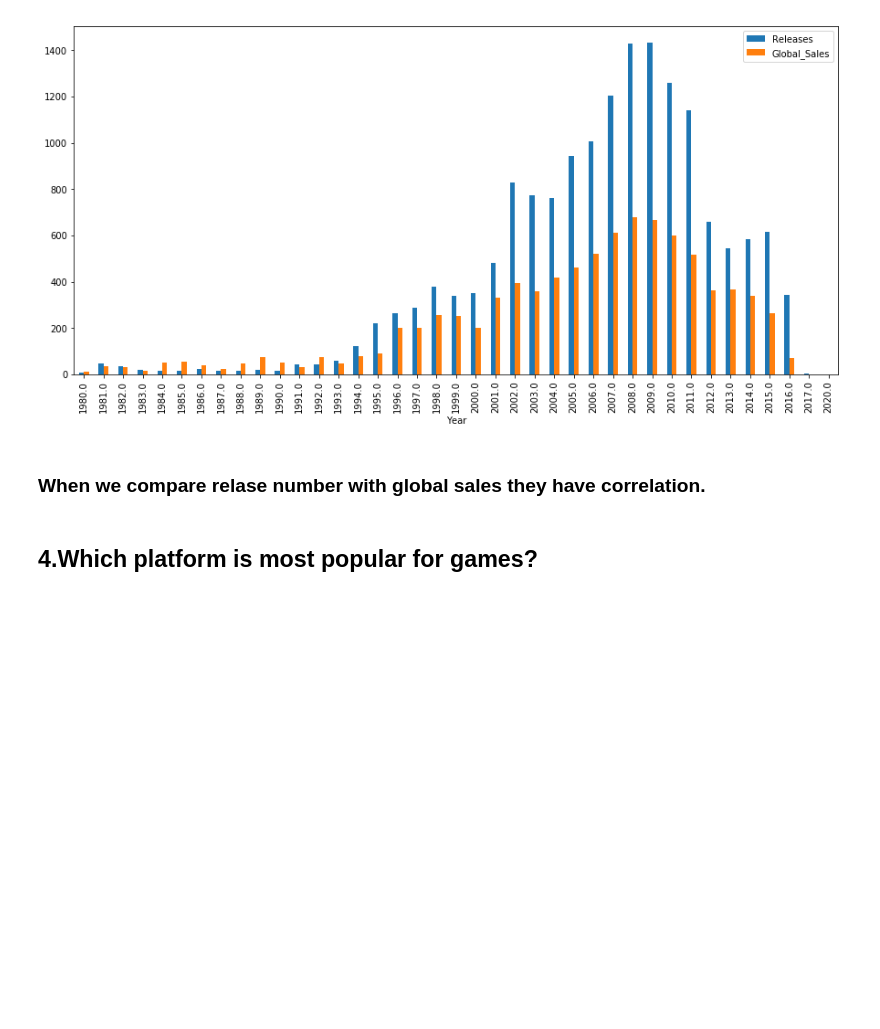
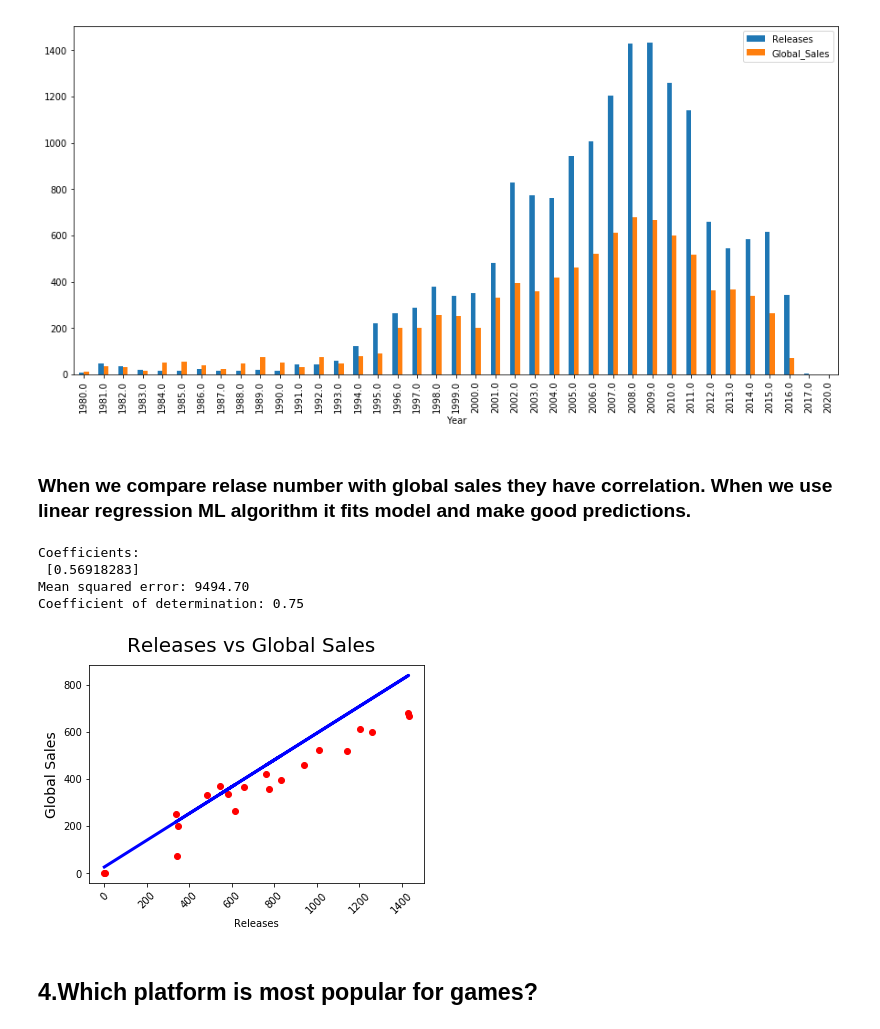
Before and after one commit to akselayn/dataanalysis, a Jupyter notebook: dataanlproj.ipynb, the cells around one changed output. Drawn from its saved outputs; the diff is of its cells as text; code cells hidden in the pictures; blank space fills up the shorter version.

```diff
--- a/dataanlproj.ipynb
+++ b/dataanlproj.ipynb
@@ -87,7 +87,49 @@ df3[["Releases", "Global_Sales"]].plot(kind='bar',figsize=(15,7))
 <matplotlib.axes._subplots.AxesSubplot at 0x...>
 [figure]
 # %% [markdown]
-### When we compare relase number with global sales they have correlation.
+### When we compare relase number with global sales they have correlation.  When we use linear regression ML algorithm it fits model and make good predictions.
+# %%
+from sklearn import datasets, linear_model
+from sklearn.metrics import mean_squared_error, r2_score
+df1 = data_read.groupby('Year')['Year'].agg('count')
+df2 = data_read.groupby(['Year'])['Global_Sales'].agg('sum')
+df1 = df1.to_frame()
+merge_test = df1.merge(df2.to_frame(), left_index=True, right_index=True)
+df3= merge_test.rename(columns={'Year': 'Releases'})
+x = np.array(df3['Releases']).reshape((-1, 1))
+y = np.array(df3['Global_Sales'])
+
+x_train = x[:-20]
+x_test = x[-20:]
+
+y_train = y[:-20]
+y_test = y[-20:]
+
+regr = linear_model.LinearRegression()
+regr.fit(x_train, y_train)
+y_pred = regr.predict(x_test)
+
+print('Coefficients: \n', regr.coef_)
+print('Mean squared error: %.2f'
+      % mean_squared_error(y_test, y_pred))
+print('Coefficient of determination: %.2f'
+      % r2_score(y_test, y_pred))
+
+fig = plt.figure()
+plt.scatter(x_test, y_test,  color='red')
+plt.plot(x_test, y_pred, color='blue', linewidth=3)
+fig.suptitle('Releases vs Global Sales', fontsize=20)
+plt.xticks(rotation=45)
+plt.ylabel('Global Sales', fontsize=14)
+plt.xlabel('Releases')
+
+plt.show()
+# %% [output]
+Coefficients:
+ [0.56918283]
+Mean squared error: 9494.70
+Coefficient of determination: 0.75
+[figure, added]
 # %% [markdown]
 ## 4.Which platform is most popular for games?
 # %%
```
